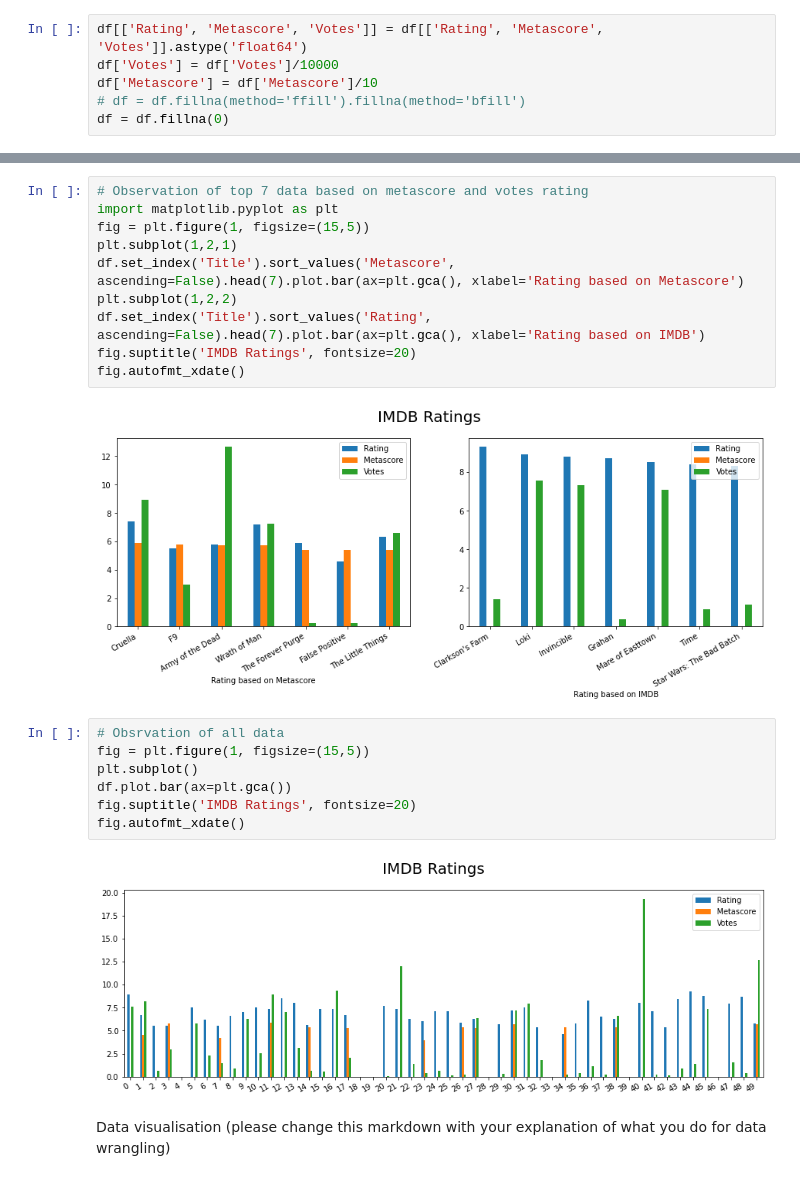
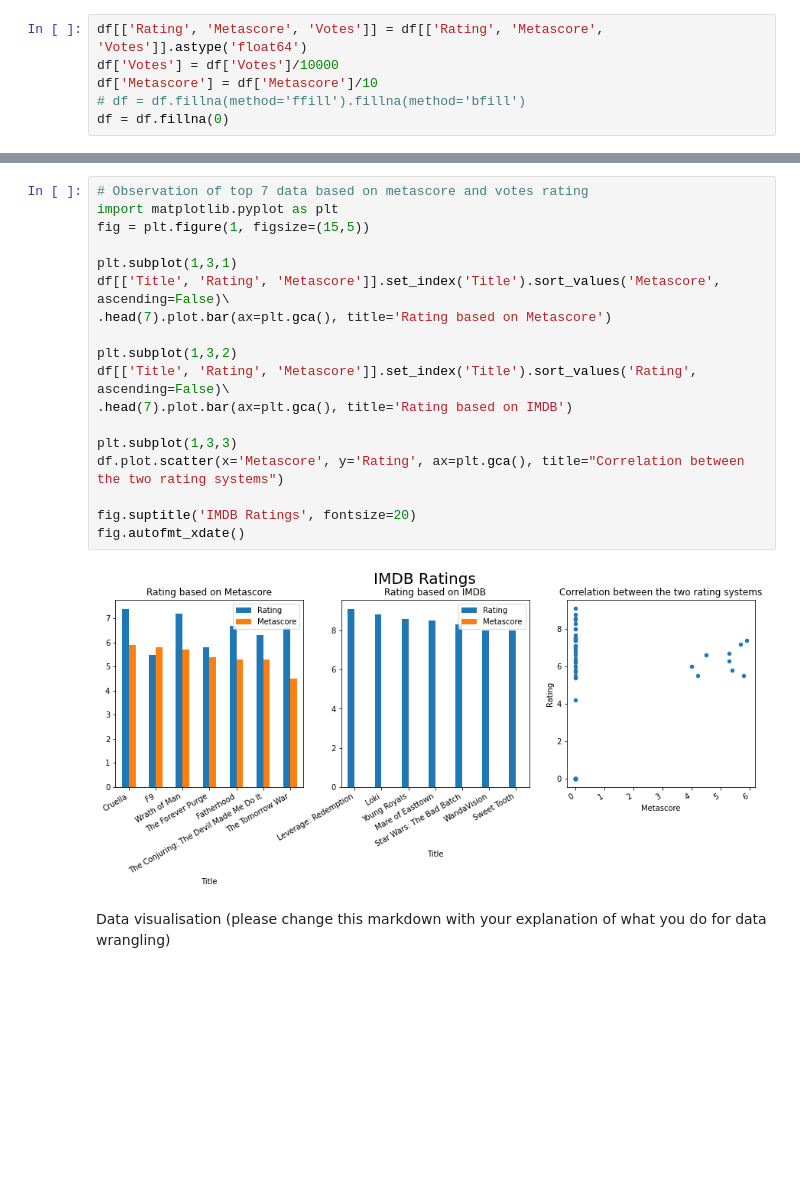
Before and after one commit to MBagusDP/Web-Scrapping-using-Beautifulsoup, a Jupyter notebook: Notebook Skeleton Guide Capstone Beautiful Soup.ipynb, the cells around one changed output, grey strips where cells are left out. Drawn from its saved outputs; the diff is of its cells as text; blank space fills up the shorter version.

```diff
--- a/Notebook Skeleton Guide Capstone Beautiful Soup.ipynb
+++ b/Notebook Skeleton Guide Capstone Beautiful Soup.ipynb
@@ -164,24 +164,23 @@ df.head()
 # %%
 # Observation of top 7 data based on metascore and votes rating
 import matplotlib.pyplot as plt
 fig = plt.figure(1, figsize=(15,5))
-plt.subplot(1,2,1)
-df.set_index('Title').sort_values('Metascore', ascending=False).head(7).plot.bar(ax=plt.gca(), xlabel='Rating based on Metascore')
-plt.subplot(1,2,2)
-df.set_index('Title').sort_values('Rating', ascending=False).head(7).plot.bar(ax=plt.gca(), xlabel='Rating based on IMDB')
+
+plt.subplot(1,3,1)
+df[['Title', 'Rating', 'Metascore']].set_index('Title').sort_values('Metascore', ascending=False)\
+.head(7).plot.bar(ax=plt.gca(), title='Rating based on Metascore')
+
+plt.subplot(1,3,2)
+df[['Title', 'Rating', 'Metascore']].set_index('Title').sort_values('Rating', ascending=False)\
+.head(7).plot.bar(ax=plt.gca(), title='Rating based on IMDB')
+
+plt.subplot(1,3,3)
+df.plot.scatter(x='Metascore', y='Rating', ax=plt.gca(), title="Correlation between the two rating systems")
+
 fig.suptitle('IMDB Ratings', fontsize=20)
 fig.autofmt_xdate()
 # %% [output]
-[figure, old version]
+[figure, new version]
-# %%
-# Obsrvation of all data
-fig = plt.figure(1, figsize=(15,5))
-plt.subplot()
-df.plot.bar(ax=plt.gca())
-fig.suptitle('IMDB Ratings', fontsize=20)
-fig.autofmt_xdate()
-# %% [output]
-[figure, removed]
 # %% [markdown]
 Data visualisation (please change this markdown with your explanation of what you do for data wrangling)
 # %% [markdown]
```
Also changed, not shown: parts of 5 cells of this notebook, 1 other file.
